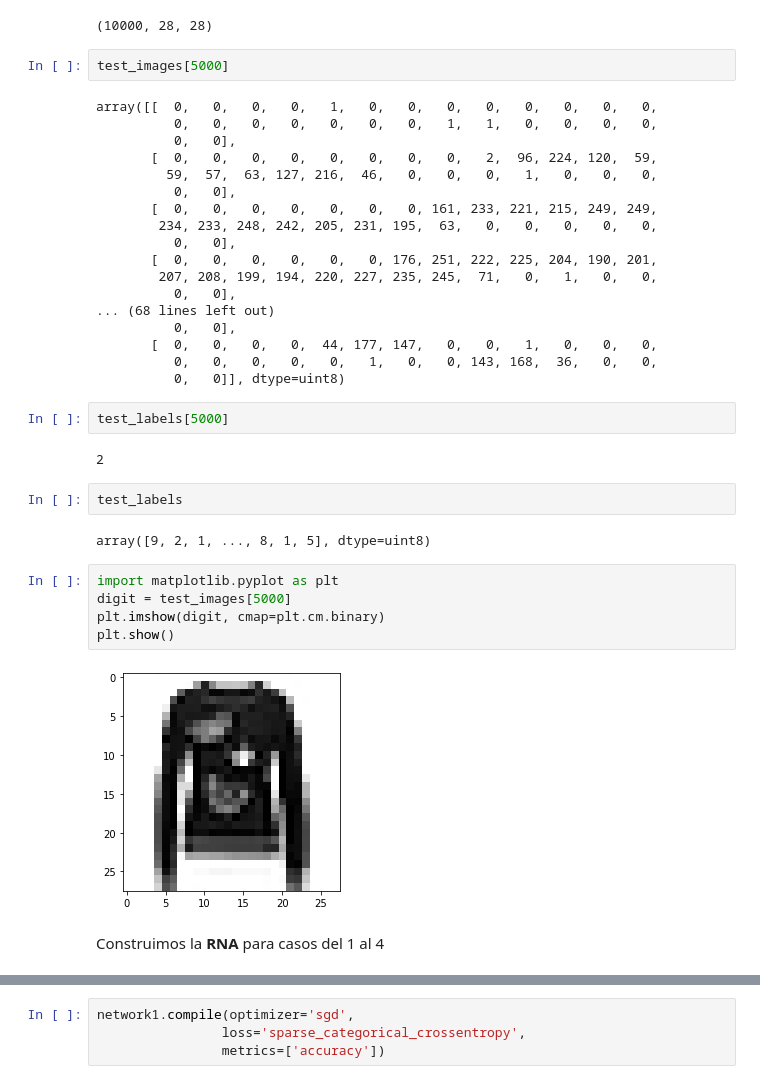
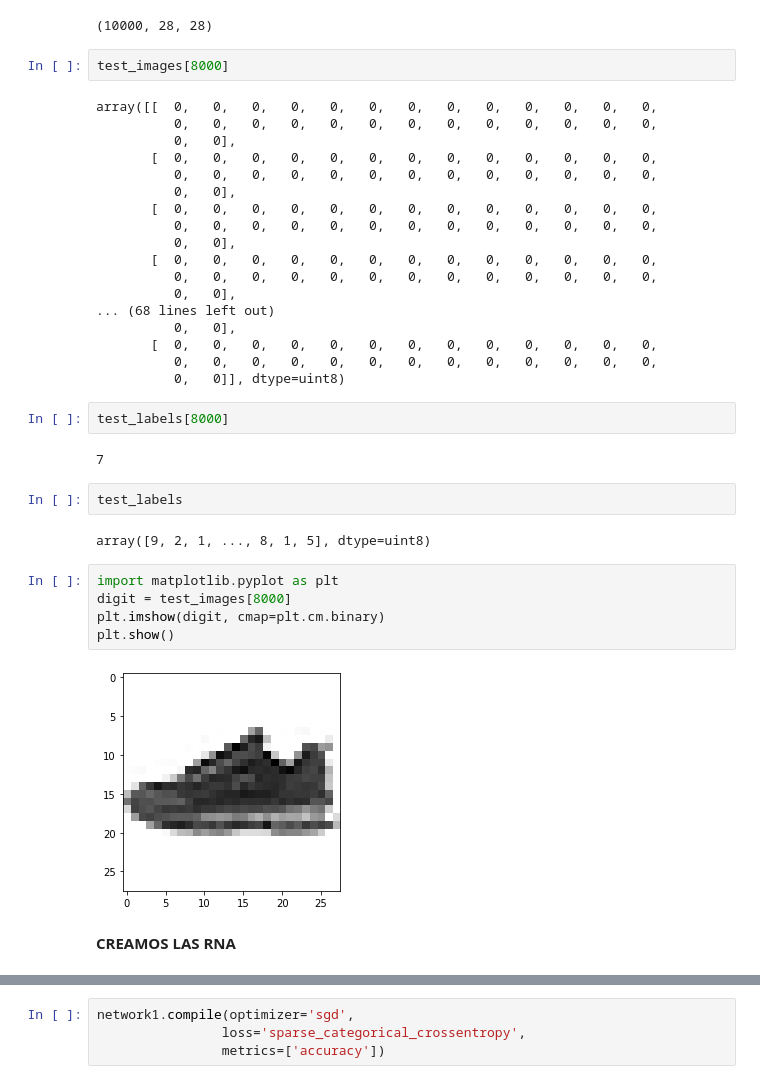
Before and after one commit to anamunoz01/AA_PRACTICA1_GRUPO_10, a Jupyter notebook: Practica1.ipynb, the cells around one changed output, grey strips where cells are left out. Saved outputs shown, nothing was run; the diff lists cells and outputs as text.

```diff
--- a/Practica1.ipynb
+++ b/Practica1.ipynb
@@ -69,39 +107,39 @@ print(test_images.shape)
 # %% [output]
 (10000, 28, 28)
 # %%
-test_images[5000]
+test_images[8000]
 # %% [output]
-array([[  0,   0,   0,   0,   1,   0,   0,   0,   0,   0,   0,   0,   0,
-          0,   0,   0,   0,   0,   0,   0,   1,   1,   0,   0,   0,   0,
+array([[  0,   0,   0,   0,   0,   0,   0,   0,   0,   0,   0,   0,   0,
+          0,   0,   0,   0,   0,   0,   0,   0,   0,   0,   0,   0,   0,
           0,   0],
-       [  0,   0,   0,   0,   0,   0,   0,   0,   2,  96, 224, 120,  59,
-         59,  57,  63, 127, 216,  46,   0,   0,   0,   1,   0,   0,   0,
+       [  0,   0,   0,   0,   0,   0,   0,   0,   0,   0,   0,   0,   0,
+          0,   0,   0,   0,   0,   0,   0,   0,   0,   0,   0,   0,   0,
           0,   0],
-       [  0,   0,   0,   0,   0,   0,   0, 161, 233, 221, 215, 249, 249,
-        234, 233, 248, 242, 205, 231, 195,  63,   0,   0,   0,   0,   0,
+       [  0,   0,   0,   0,   0,   0,   0,   0,   0,   0,   0,   0,   0,
+          0,   0,   0,   0,   0,   0,   0,   0,   0,   0,   0,   0,   0,
           0,   0],
-       [  0,   0,   0,   0,   0,   0, 176, 251, 222, 225, 204, 190, 201,
-        207, 208, 199, 194, 220, 227, 235, 245,  71,   0,   1,   0,   0,
+       [  0,   0,   0,   0,   0,   0,   0,   0,   0,   0,   0,   0,   0,
+          0,   0,   0,   0,   0,   0,   0,   0,   0,   0,   0,   0,   0,
           0,   0],
 ... (68 lines left out)
           0,   0],
-       [  0,   0,   0,   0,  44, 177, 147,   0,   0,   1,   0,   0,   0,
-          0,   0,   0,   0,   0,   1,   0,   0, 143, 168,  36,   0,   0,
+       [  0,   0,   0,   0,   0,   0,   0,   0,   0,   0,   0,   0,   0,
+          0,   0,   0,   0,   0,   0,   0,   0,   0,   0,   0,   0,   0,
           0,   0]], dtype=uint8)
 # %%
-test_labels[5000]
+test_labels[8000]
 # %% [output]
-2
+7
 # %%
 test_labels
 # %% [output]
 array([9, 2, 1, ..., 8, 1, 5], dtype=uint8)
 # %%
 import matplotlib.pyplot as plt
-digit = test_images[5000]
+digit = test_images[8000]
 plt.imshow(digit, cmap=plt.cm.binary)
 plt.show()
 # %% [output]
-[figure, old version]
+[figure, new version]
-# %% [markdown]
-Construimos la **RNA** para casos del 1 al 4
+# %% [markdown]
+**CREAMOS LAS RNA**
```
Also changed, not shown: parts of 29 cells of this notebook.
